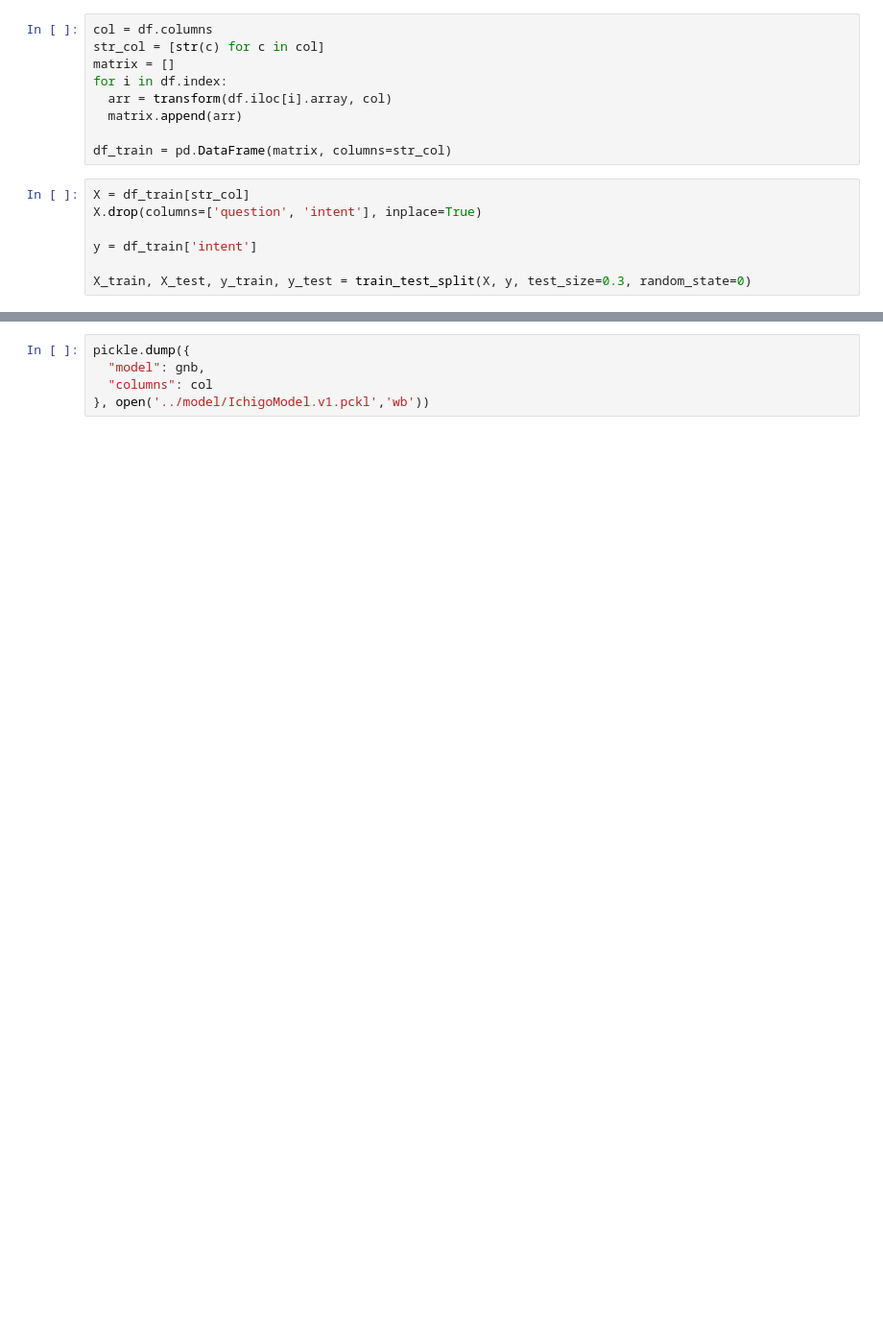
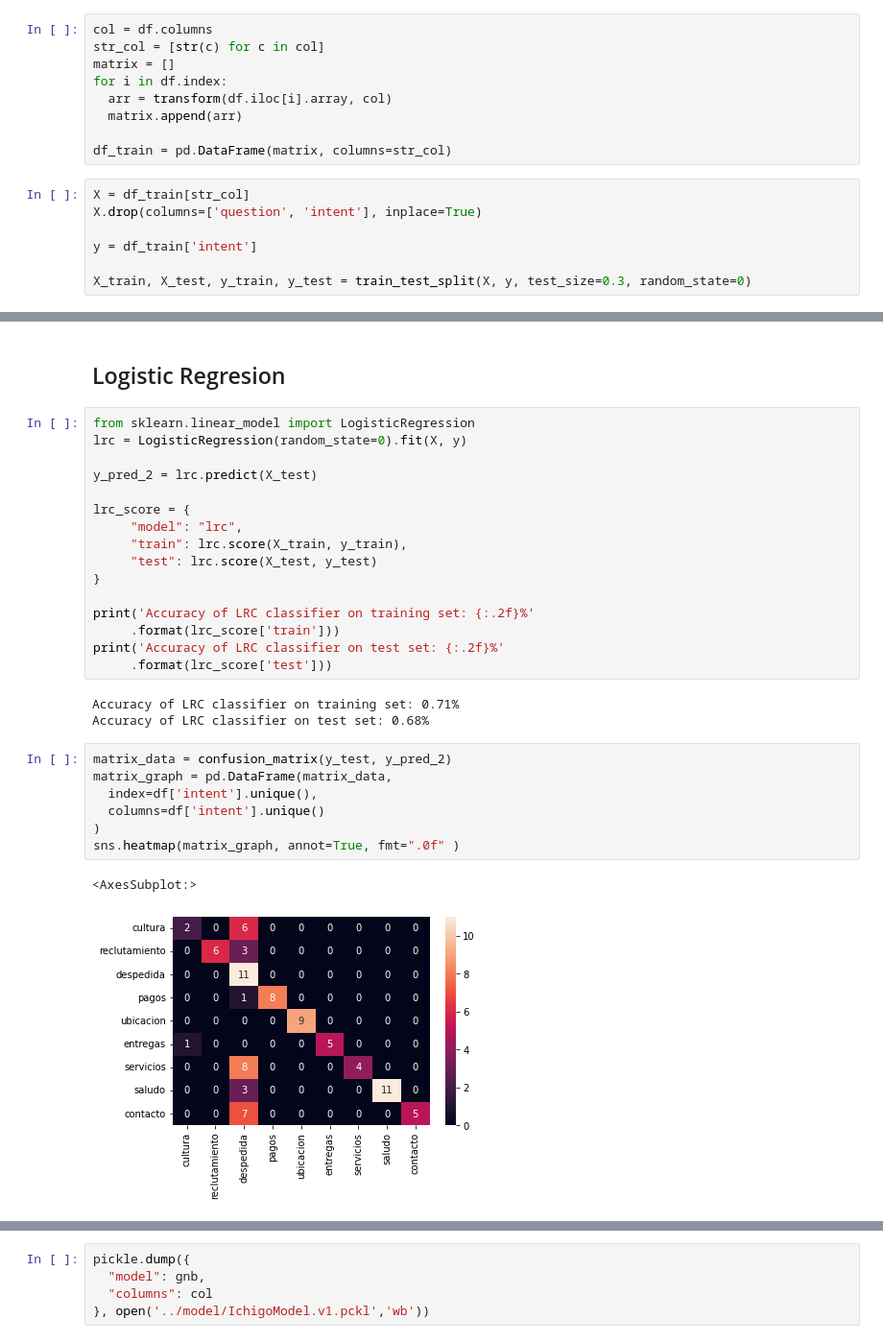
Before and after one commit to Scorcherfjk/ichigo-assistant-model, a Jupyter notebook: notebooks/01-train.ipynb, the cells around one changed output, grey strips where cells are left out. Shown at 96% size. Saved outputs shown, nothing was run; the diff lists cells and outputs as text; blank space fills up the shorter version.

```diff
--- a/notebooks/01-train.ipynb
+++ b/notebooks/01-train.ipynb
@@ -149,0 +163,31 @@ reclutamiento       1.00      0.83      0.91         6
+# %% [markdown]
+## Logistic Regresion
+# %%
+from sklearn.linear_model import LogisticRegression
+lrc = LogisticRegression(random_state=0).fit(X, y)
+
+y_pred_2 = lrc.predict(X_test)
+
+lrc_score = {
+     "model": "lrc",
+     "train": lrc.score(X_train, y_train),
+     "test": lrc.score(X_test, y_test)
+}
+
+print('Accuracy of LRC classifier on training set: {:.2f}%'
+     .format(lrc_score['train']))
+print('Accuracy of LRC classifier on test set: {:.2f}%'
+     .format(lrc_score['test']))
+# %% [output]
+Accuracy of LRC classifier on training set: 0.71%
+Accuracy of LRC classifier on test set: 0.68%
+# %%
+matrix_data = confusion_matrix(y_test, y_pred_2)
+matrix_graph = pd.DataFrame(matrix_data,
+  index=df['intent'].unique(),
+  columns=df['intent'].unique()
+)
+sns.heatmap(matrix_graph, annot=True, fmt=".0f" )
+# %% [output]
+<AxesSubplot:>
+[figure, added]
```
Also changed, not shown: parts of 18 cells of this notebook, 1 other file.
